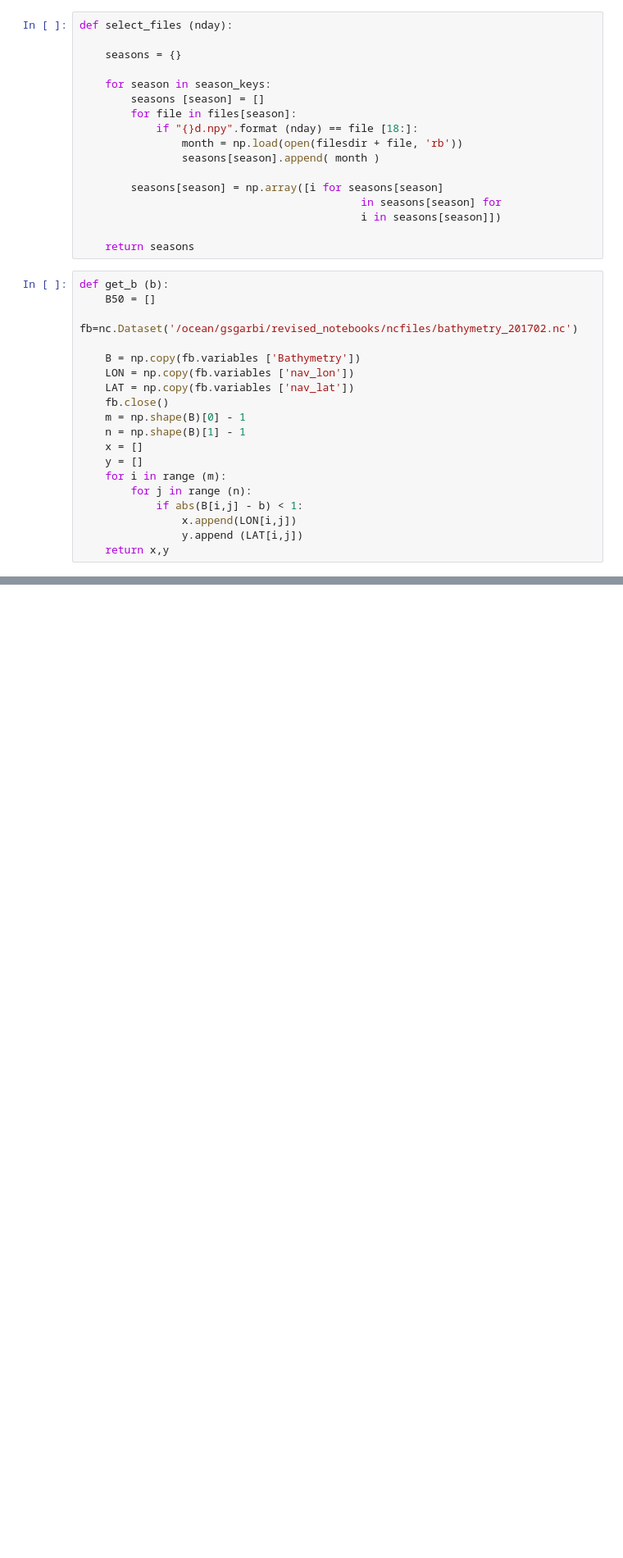
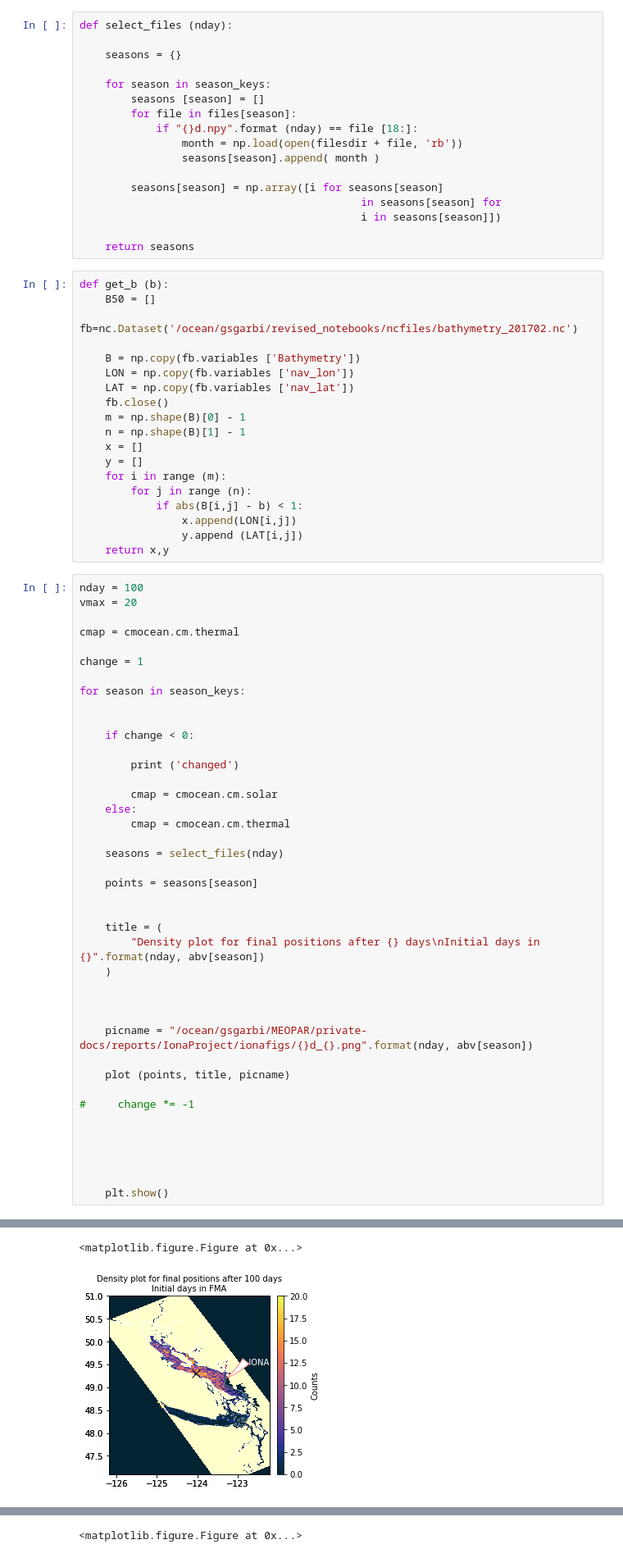
Before and after one commit to SalishSeaCast/analysis-giorgio-2, a Jupyter notebook: revised_notebooks/3analysis_plots/2016plots_season_base.ipynb, the cells around one changed output, grey strips where cells are left out. Shown at 82% size. Cells and saved outputs as stored; diff of their text form; blank space fills up the shorter version.

```diff
--- a/revised_notebooks/3analysis_plots/2016plots_season_base.ipynb
+++ b/revised_notebooks/3analysis_plots/2016plots_season_base.ipynb
@@ -171,3 +186,45 @@ def get_b (b):
                 x.append(LON[i,j])
                 y.append (LAT[i,j])
     return x,y
+# %%
+nday = 100
+vmax = 20
+
+cmap = cmocean.cm.thermal
+
+change = 1
+
+for season in season_keys:
+
+
+    if change < 0:
+
+        print ('changed')
+
+        cmap = cmocean.cm.solar
+    else:
+        cmap = cmocean.cm.thermal
+
+    seasons = select_files(nday)
+
+    points = seasons[season]
+
+
+    title = (
+        "Density plot for final positions after {} days\nInitial days in {}".format(nday, abv[season])
+    )
+
+
+
+    picname = "/ocean/gsgarbi/MEOPAR/private-docs/reports/IonaProject/ionafigs/{}d_{}.png".format(nday, abv[season])
+
+    plot (points, title, picname)
+
+#     change *= -1
+
+
+
+
+
+    plt.show()
+# %% [output]
@@ -173,0 +232,2 @@ def get_b (b):
+<matplotlib.figure.Figure at 0x...>
+[figure, added]
@@ -173,0 +235 @@ def get_b (b):
+<matplotlib.figure.Figure at 0x...>
```
Also changed, not shown: parts of 6 cells of this notebook, 8 other files.
